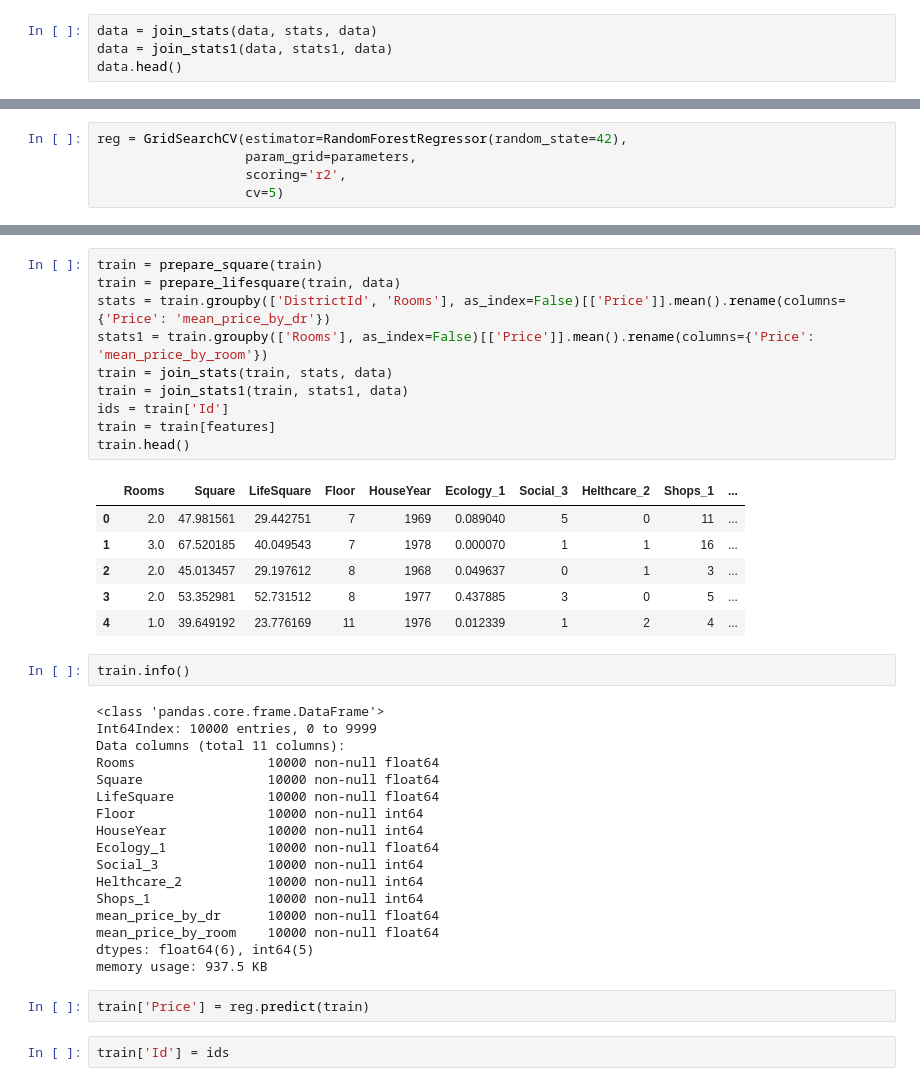
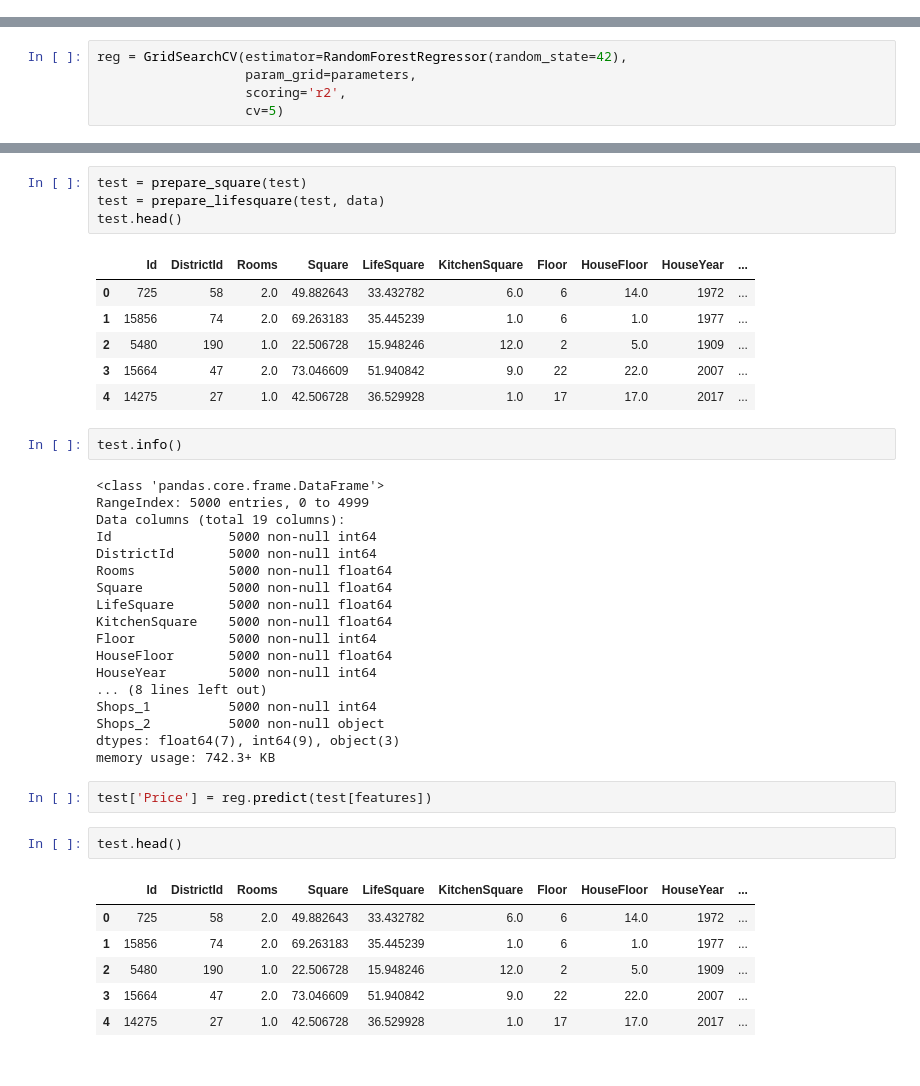
Before and after one commit to vanpnkv/python_data, a Jupyter notebook: Final_Project/Final_Project.ipynb, the cells around one changed output, grey strips where cells are left out. Drawn from its saved outputs; the diff is of its cells as text.

```diff
--- a/Final_Project/Final_Project.ipynb
+++ b/Final_Project/Final_Project.ipynb
@@ -155,4 +136,0 @@ def join_stats1(df, stats1, source_df, mode = 'train'):
-# %%
-data = join_stats(data, stats, data)
-data = join_stats1(data, stats1, data)
-data.head()
@@ -241,41 +220,43 @@ memory usage: 1.5+ MB
-# %%
-train = prepare_square(train)
-train = prepare_lifesquare(train, data)
-stats = train.groupby(['DistrictId', 'Rooms'], as_index=False)[['Price']].mean().rename(columns={'Price': 'mean_price_by_dr'})
-stats1 = train.groupby(['Rooms'], as_index=False)[['Price']].mean().rename(columns={'Price': 'mean_price_by_room'})
-train = join_stats(train, stats, data)
-train = join_stats1(train, stats1, data)
-ids = train['Id']
-train = train[features]
-train.head()
-# %% [output]
-|  | Rooms | Square | LifeSquare | Floor | HouseYear | Ecology_1 | Social_3 | Helthcare_2 | Shops_1 | ... |
-| 0 | 2.0 | 47.981561 | 29.442751 | 7 | 1969 | 0.089040 | 5 | 0 | 11 | ... |
-| 1 | 3.0 | 67.520185 | 40.049543 | 7 | 1978 | 0.000070 | 1 | 1 | 16 | ... |
-| 2 | 2.0 | 45.013457 | 29.197612 | 8 | 1968 | 0.049637 | 0 | 1 | 3 | ... |
-| 3 | 2.0 | 53.352981 | 52.731512 | 8 | 1977 | 0.437885 | 3 | 0 | 5 | ... |
-| 4 | 1.0 | 39.649192 | 23.776169 | 11 | 1976 | 0.012339 | 1 | 2 | 4 | ... |
+# %%
+test = prepare_square(test)
+test = prepare_lifesquare(test, data)
+test.head()
+# %% [output]
+|  | Id | DistrictId | Rooms | Square | LifeSquare | KitchenSquare | Floor | HouseFloor | HouseYear | ... |
+| 0 | 725 | 58 | 2.0 | 49.882643 | 33.432782 | 6.0 | 6 | 14.0 | 1972 | ... |
+| 1 | 15856 | 74 | 2.0 | 69.263183 | 35.445239 | 1.0 | 6 | 1.0 | 1977 | ... |
+| 2 | 5480 | 190 | 1.0 | 22.506728 | 15.948246 | 12.0 | 2 | 5.0 | 1909 | ... |
+| 3 | 15664 | 47 | 2.0 | 73.046609 | 51.940842 | 9.0 | 22 | 22.0 | 2007 | ... |
+| 4 | 14275 | 27 | 1.0 | 42.506728 | 36.529928 | 1.0 | 17 | 17.0 | 2017 | ... |
 # %%
-train.info()
+test.info()
 # %% [output]
 <class 'pandas.core.frame.DataFrame'>
-Int64Index: 10000 entries, 0 to 9999
-Data columns (total 11 columns):
-Rooms                 10000 non-null float64
-Square                10000 non-null float64
-LifeSquare            10000 non-null float64
-Floor                 10000 non-null int64
-HouseYear             10000 non-null int64
-Ecology_1             10000 non-null float64
-Social_3              10000 non-null int64
-Helthcare_2           10000 non-null int64
-Shops_1               10000 non-null int64
-mean_price_by_dr      10000 non-null float64
-mean_price_by_room    10000 non-null float64
-dtypes: float64(6), int64(5)
-memory usage: 937.5 KB
+RangeIndex: 5000 entries, 0 to 4999
+Data columns (total 19 columns):
+Id               5000 non-null int64
+DistrictId       5000 non-null int64
+Rooms            5000 non-null float64
+Square           5000 non-null float64
+LifeSquare       5000 non-null float64
+KitchenSquare    5000 non-null float64
+Floor            5000 non-null int64
+HouseFloor       5000 non-null float64
+HouseYear        5000 non-null int64
+... (8 lines left out)
+Shops_1          5000 non-null int64
+Shops_2          5000 non-null object
+dtypes: float64(7), int64(9), object(3)
+memory usage: 742.3+ KB
 # %%
-train['Price'] = reg.predict(train)
+test['Price'] = reg.predict(test[features])
-# %%
-train['Id'] = ids
+# %%
+test.head()
+# %% [output]
+|  | Id | DistrictId | Rooms | Square | LifeSquare | KitchenSquare | Floor | HouseFloor | HouseYear | ... |
+| 0 | 725 | 58 | 2.0 | 49.882643 | 33.432782 | 6.0 | 6 | 14.0 | 1972 | ... |
+| 1 | 15856 | 74 | 2.0 | 69.263183 | 35.445239 | 1.0 | 6 | 1.0 | 1977 | ... |
+| 2 | 5480 | 190 | 1.0 | 22.506728 | 15.948246 | 12.0 | 2 | 5.0 | 1909 | ... |
+| 3 | 15664 | 47 | 2.0 | 73.046609 | 51.940842 | 9.0 | 22 | 22.0 | 2007 | ... |
+| 4 | 14275 | 27 | 1.0 | 42.506728 | 36.529928 | 1.0 | 17 | 17.0 | 2017 | ... |
 # %%
```
Also changed, not shown: parts of 14 cells of this notebook, 1 other file.
